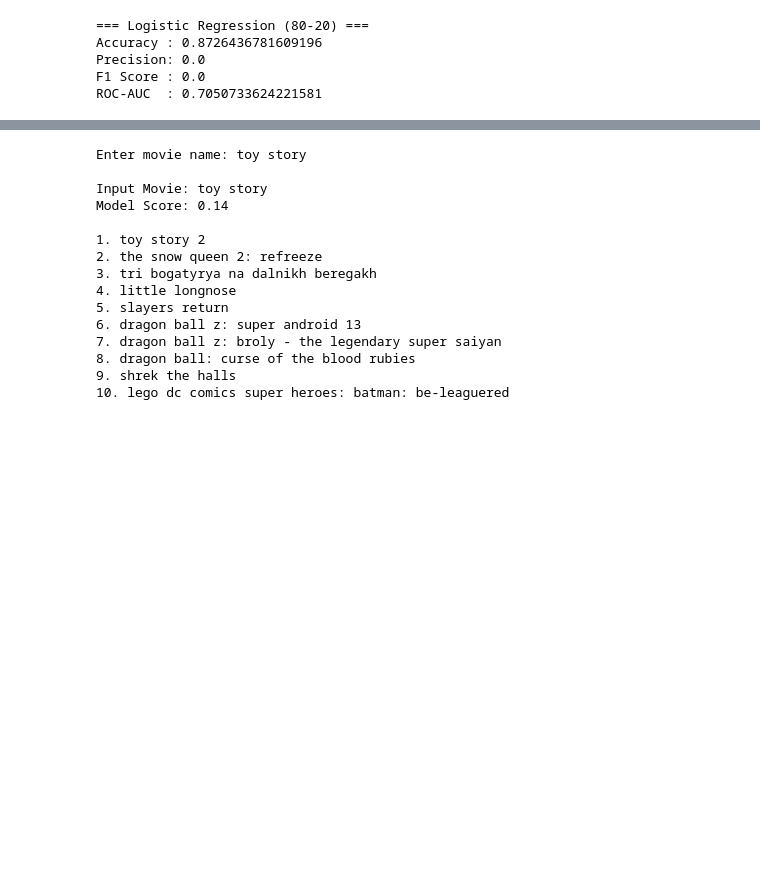
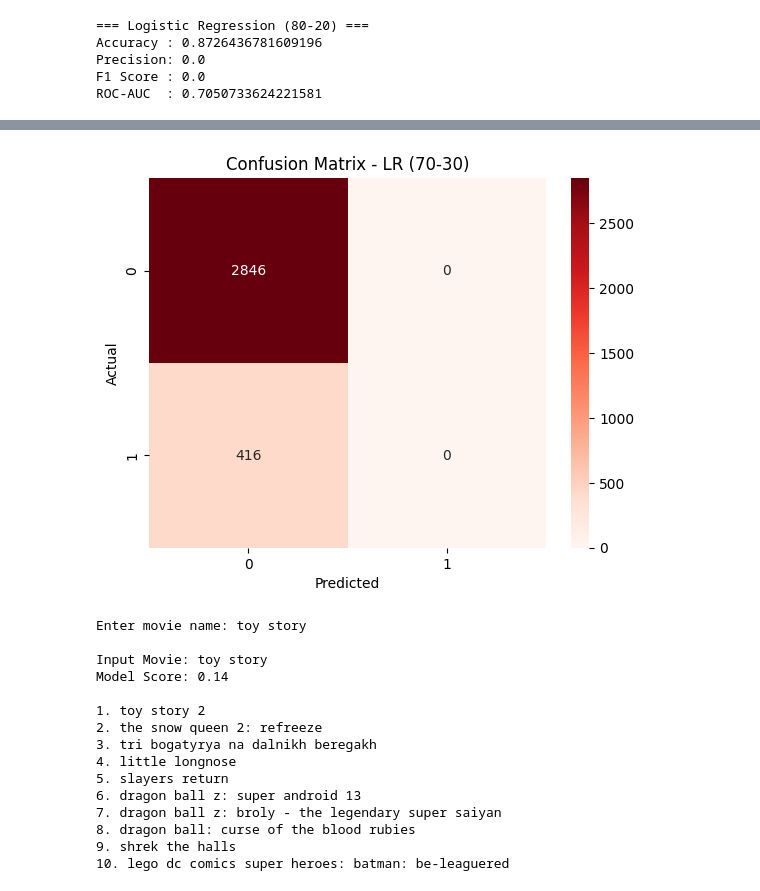
Before and after one commit to MehulShukla-git/Movie_Recommendation_System, a Jupyter notebook: Logistic_Regression.ipynb, the cells around one changed output, grey strips where cells are left out. Saved outputs shown, nothing was run; the diff lists cells and outputs as text; code cells hidden in the pictures; blank space fills up the shorter version.

```diff
--- a/Logistic_Regression.ipynb
+++ b/Logistic_Regression.ipynb
@@ -157 +202,12 @@ plt.show()
+# %%
+cm_70 = confusion_matrix(y_test_30, y_pred_70)
+
+plt.figure()
+sns.heatmap(cm_70, annot=True, fmt='d', cmap='Reds')
+plt.title("Confusion Matrix - LR (70-30)")
+plt.xlabel("Predicted")
+plt.ylabel("Actual")
+plt.show()
+# %% [output]
+[figure, added]
 # %%
```
Also changed, not shown: parts of 18 cells of this notebook.
